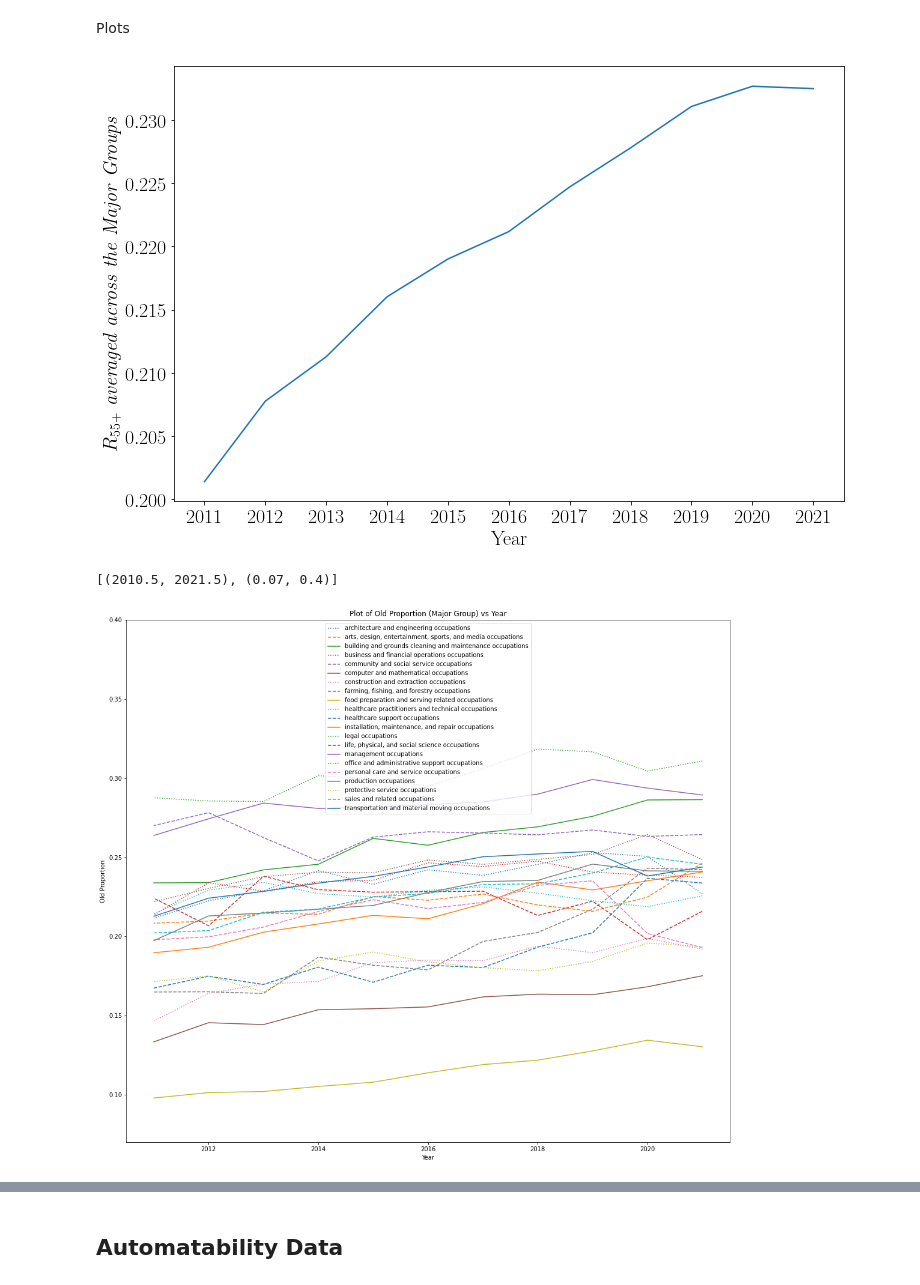
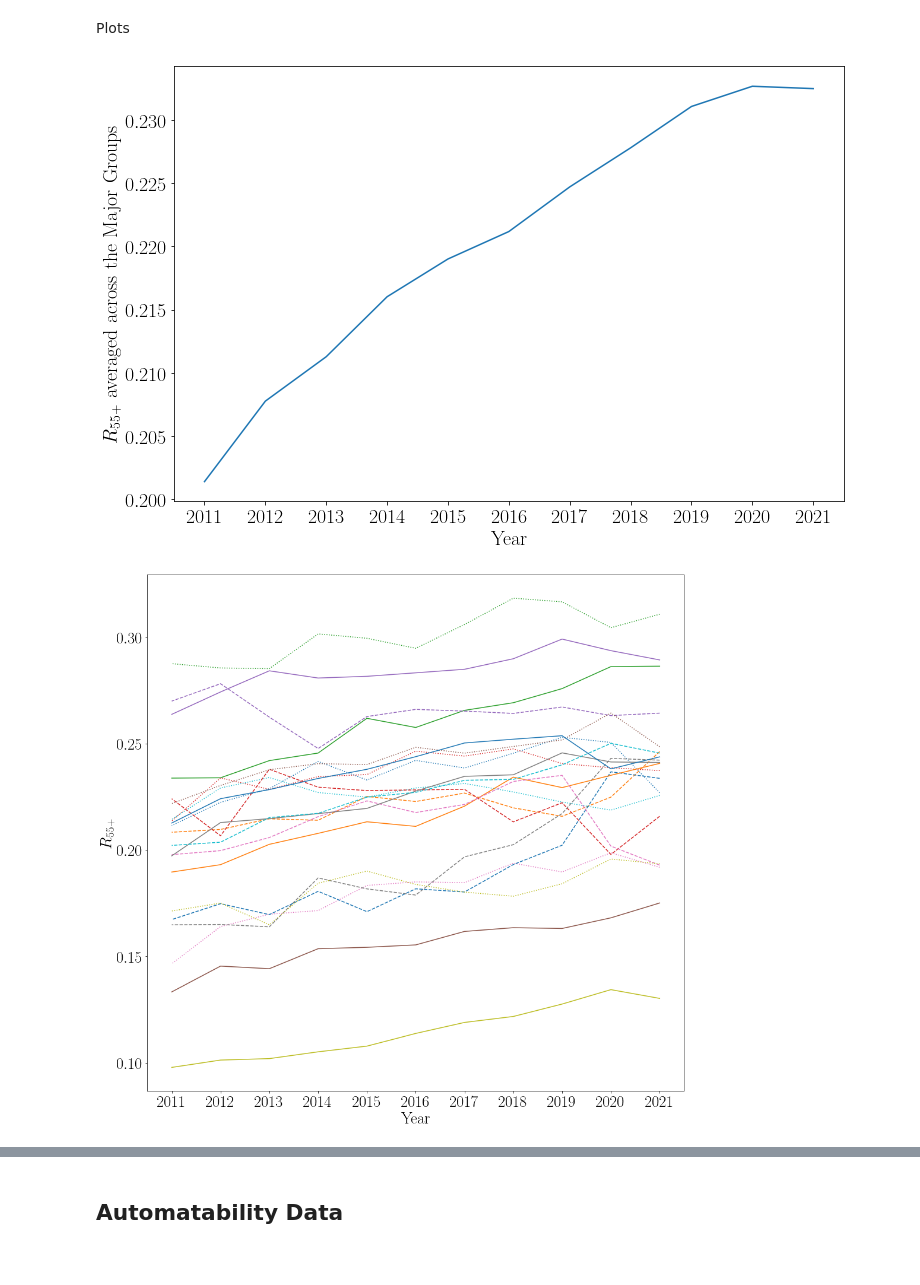
Before and after one commit to terencetan-c/4YP-The-Future-of-Work, a Jupyter notebook: Data modelling/Data modelling OP.ipynb, the cells around one changed output, grey strips where cells are left out. Saved outputs shown, nothing was run; the diff lists cells and outputs as text; code cells hidden in the pictures.

```diff
--- a/Data modelling/Data modelling OP.ipynb
+++ b/Data modelling/Data modelling OP.ipynb
@@ -134,37 +134,43 @@ plt.plot(range(len(OP_major_mean)),OP_major_mean)      # Change in ratio over Ma
 plt.xticks(range(len(OP_major_mean)), OP_major_mean.index)
 #plt.title('Plot of the mean Major Group OP against Year')
 plt.xlabel('Year',fontsize=20)
-plt.ylabel(r"$R_{55+}$ "
-          r"\textit{averaged across the Major Groups}",
-          fontsize=20)
+plt.ylabel(r'$R_{55+}$ averaged across the Major Groups',fontsize=20)
 ax.tick_params(axis='both', which='major', labelsize=20)
 
 #plt.grid()
 #plt.show()
 #plt.savefig("/Users/terencetan/Documents/Uni stuff/Engineering Science/4YP/4YP-The-Future-of-Work/Report/Figures/Mean Major Group R55 against Year")
 # %% [output]
-[figure, old version]
+[figure, new version]
 # %%
 # plot groupby results on the same canvas
 fig, ax = plt.subplots(figsize=(18,16))
-#color = iter(plt.cm.rainbow(np.linspace(0, 1, 21)))
+plt.rc('text', usetex=True)
+plt.rc('font', family='serif')
 style = [':','--','-']
 style+=style+style+style+style+style+style
 i=0
 for id, group in OP_major.groupby('Occupation'):
     #c=next(color)
     s=style[i]
-    group.plot(y='Old Proportion', x='Year', title='Plot of Old Proportion (Major Group) vs Year', ax=ax,label=id,linestyle=s)
+    group.plot(y='Old Proportion', x='Year', ax=ax,linestyle=s)
     i+=1
 #ratio_major.groupby('Occupation').plot(kind='line', x = "Year", y = "Ratio", ax=ax,legend=True)
-plt.ylabel('Old Proportion')
-ax.set(xlim=(2010.5, 2021.5), ylim=(0.07, 0.4))   # Zoom in on plot
+#ax.set(xlim=(2010.5, 2021.5), ylim=(0.07, 0.4))   # Zoom in on plot
 #plt.show()
 
-#plt.savefig("/Users/terencetan/Documents/Uni stuff/Engineering Science/4YP/4YP-The-Future-of-Work/Report/Figures/Old Proportion against Year")
+plt.ylabel(r'$R_{55+}$',fontsize=27)
+plt.xlabel('Year',fontsize=27)
+pos = ax.get_position()
+ax.set_position([pos.x0, pos.y0, pos.width * 0.9, pos.height])
+ax.tick_params(axis='both', which='major', labelsize=27)
+
+ax.set_xticks(year)
+ax.get_legend().remove()
+
+#plt.savefig("/Users/terencetan/Documents/Uni stuff/Engineering Science/4YP/4YP-The-Future-of-Work/Report/Figures/R55 against Year")
 # %% [output]
-[(2010.5, 2021.5), (0.07, 0.4)]
-[figure, old version]
+[figure, new version]
 # %%
 # Percentage change of OP
 
```
Also changed, not shown: parts of 17 cells of this notebook, 26 other files.
